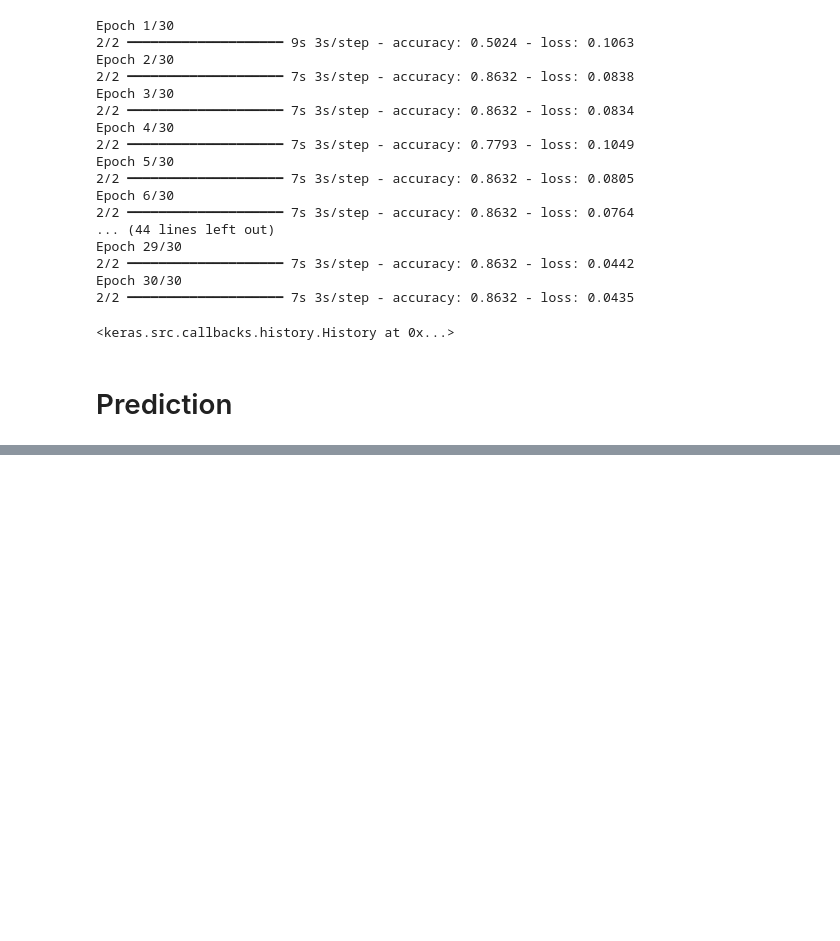
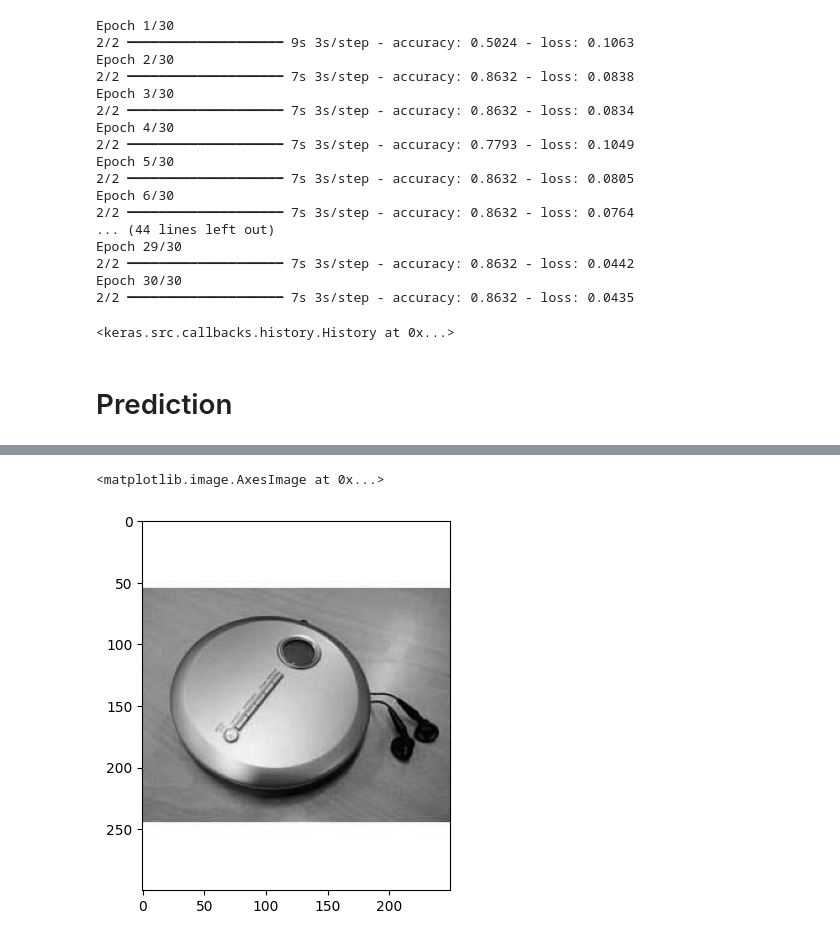
Before and after one commit to IgorCzudy/color_images, a Jupyter notebook: color.ipynb, the cells around one changed output, grey strips where cells are left out. Saved outputs shown, nothing was run; the diff lists cells and outputs as text; code cells hidden in the pictures; blank space fills up the shorter version.

```diff
--- a/color.ipynb
+++ b/color.ipynb
@@ -308,0 +380,5 @@ Epoch 30/30
+# %%
+plt.imshow(image_gray[0], cmap='grey')
+# %% [output]
+<matplotlib.image.AxesImage at 0x...>
+[figure, added]
```
Also changed, not shown: parts of 20 cells of this notebook, 4 other files.
